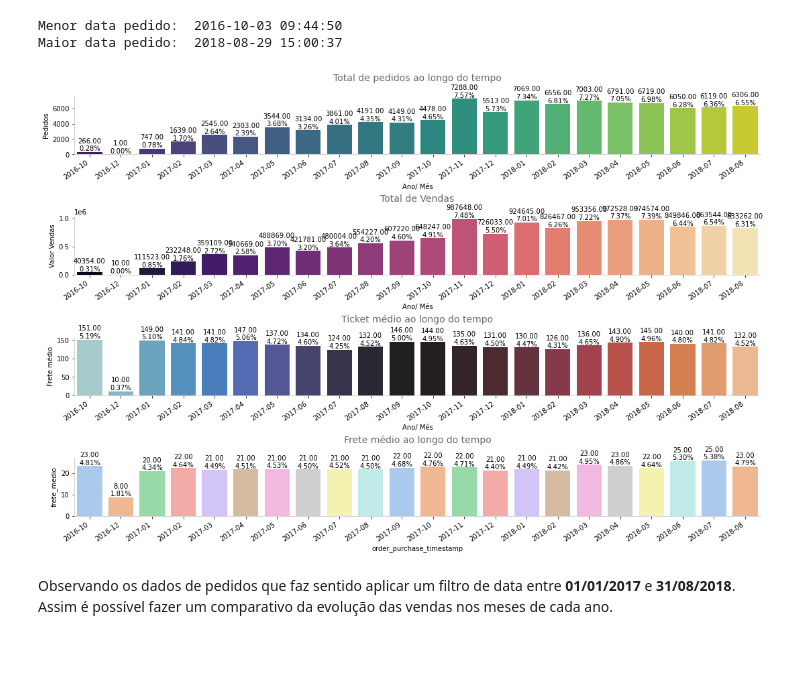
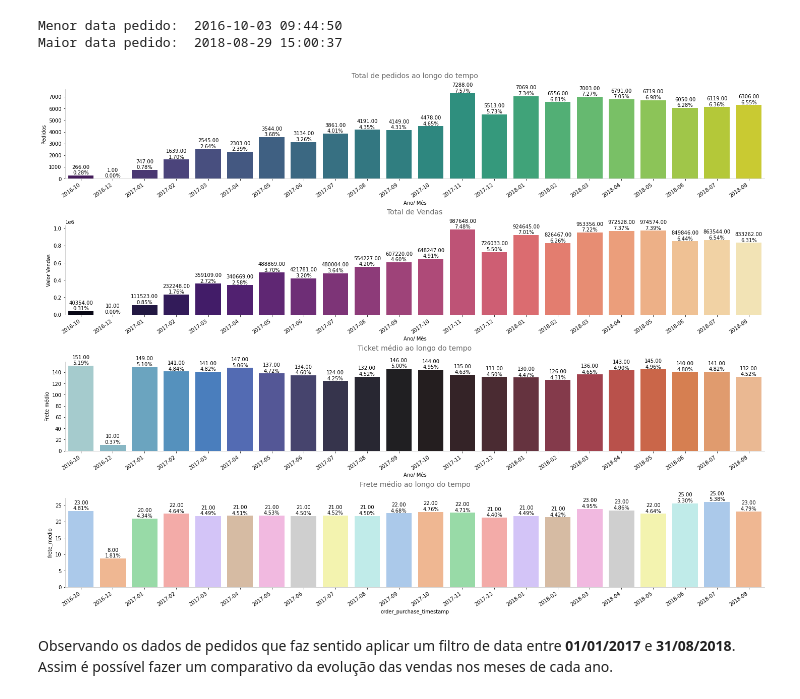
Before and after one commit to Joao-TheCosmosIsInfinite/Cluster-Analysis, a Jupyter notebook: notebooks/Analise-Cluster-.ipynb, the cells around one changed output. Drawn from its saved outputs; the diff is of its cells as text; code cells hidden in the pictures; blank space fills up the shorter version.

```diff
--- a/notebooks/Analise-Cluster-.ipynb
+++ b/notebooks/Analise-Cluster-.ipynb
@@ -1433,7 +1430,7 @@ df_data = df_customers.merge(df_orders, on='customer_id',how='inner') \
                       .merge(df_order_items_adjusted, on='order_id',how='inner')
 # %%
 ## Removendo colunas desnecessárias
-df_data = df_data.drop(['customer_unique_id', 'customer_zip_code_prefix'], axis=1)
+df_data = df_data.drop(['customer_zip_code_prefix'], axis=1)
 
 ## Criando coluna com todos os pagamentos
 df_data["total_payment"] = df_data["payment_type_boleto"] \
@@ -1458,7 +1680,7 @@ df_data.head(3)
 # %%
 ## Realizando o agrupamento por data
 df_aux = df_data.groupby([df_data.order_purchase_timestamp.dt.to_period('M')]).agg({'order_id': 'nunique',
-                                                                                    'customer_id': 'nunique',
+                                                                                    'customer_unique_id': 'nunique',
                                                                                     'total_price': 'sum',
                                                                                     'total_freight_value': 'sum'}) \
                                                       .reset_index()
@@ -1479,7 +1701,7 @@ print("Menor data pedido: ", df_data["order_purchase_timestamp"].min(), "\nMaior
 Menor data pedido:  2016-10-03 09:44:50
 Maior data pedido:  2018-08-29 15:00:37
 # %%
-fig = plt.figure(constrained_layout=True, figsize=(15, 10))
+fig = plt.figure(constrained_layout=True, figsize=(20, 15))
 gs = GridSpec(4, 4, figure=fig)
 ax1 = fig.add_subplot(gs[0, :])
 ax2 = fig.add_subplot(gs[1, :])
@@ -1503,34 +1725,34 @@ bar_plot(df_aux,
                y="total_price",
                ax=ax2,
                palette='magma',
                title='Total de Vendas')
 ax2.set_ylabel('Valor Vendas')
 ax2.set_xlabel('Ano/ Mês')
 
 ## Gráfico 3
 bar_plot(df_aux,
                x='order_purchase_timestamp',
                y="ticket_medio",
                ax=ax3,
                palette='icefire',
                title='Ticket médio ao longo do tempo')
 ax3.set_ylabel('Ticket médio')
 ax3.set_xlabel('Ano/ Mês')
 
 ## Gráfico 4
 bar_plot(df_aux,
                x='order_purchase_timestamp',
                y="frete_medio",
                ax=ax4,
                palette='pastel',
                title='Frete médio ao longo do tempo')
 ax3.set_ylabel('Frete médio')
 ax3.set_xlabel('Ano/ Mês')
 
 
 plt.show()
 # %% [output]
-[figure, old version]
+[figure, new version]
 # %% [markdown]
 Observando os dados de pedidos que faz sentido aplicar um filtro de data entre **01/01/2017** e **31/08/2018**. Assim é possível fazer um comparativo da evolução das vendas nos meses de cada ano.
 # %%
```
Also changed, not shown: parts of 77 cells of this notebook.
